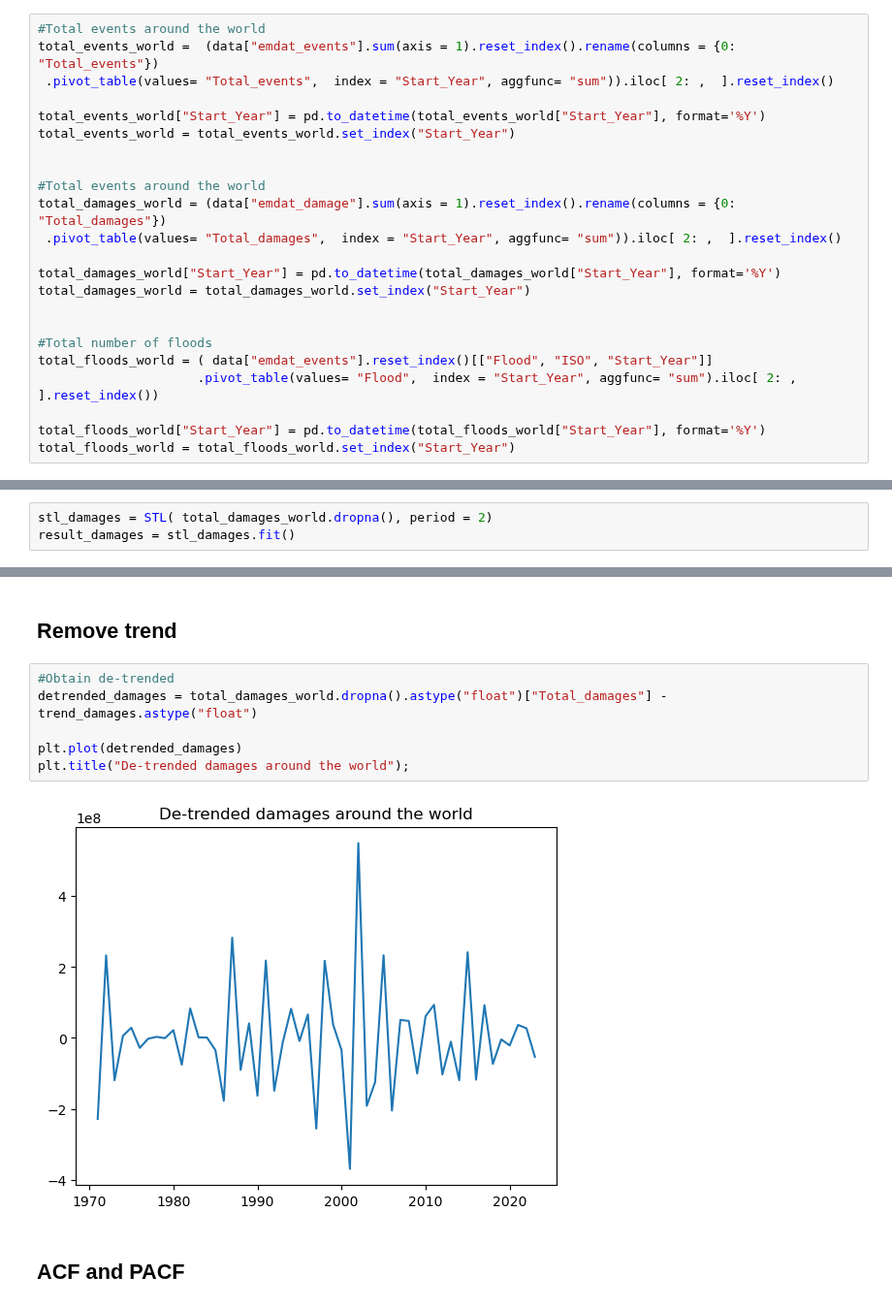
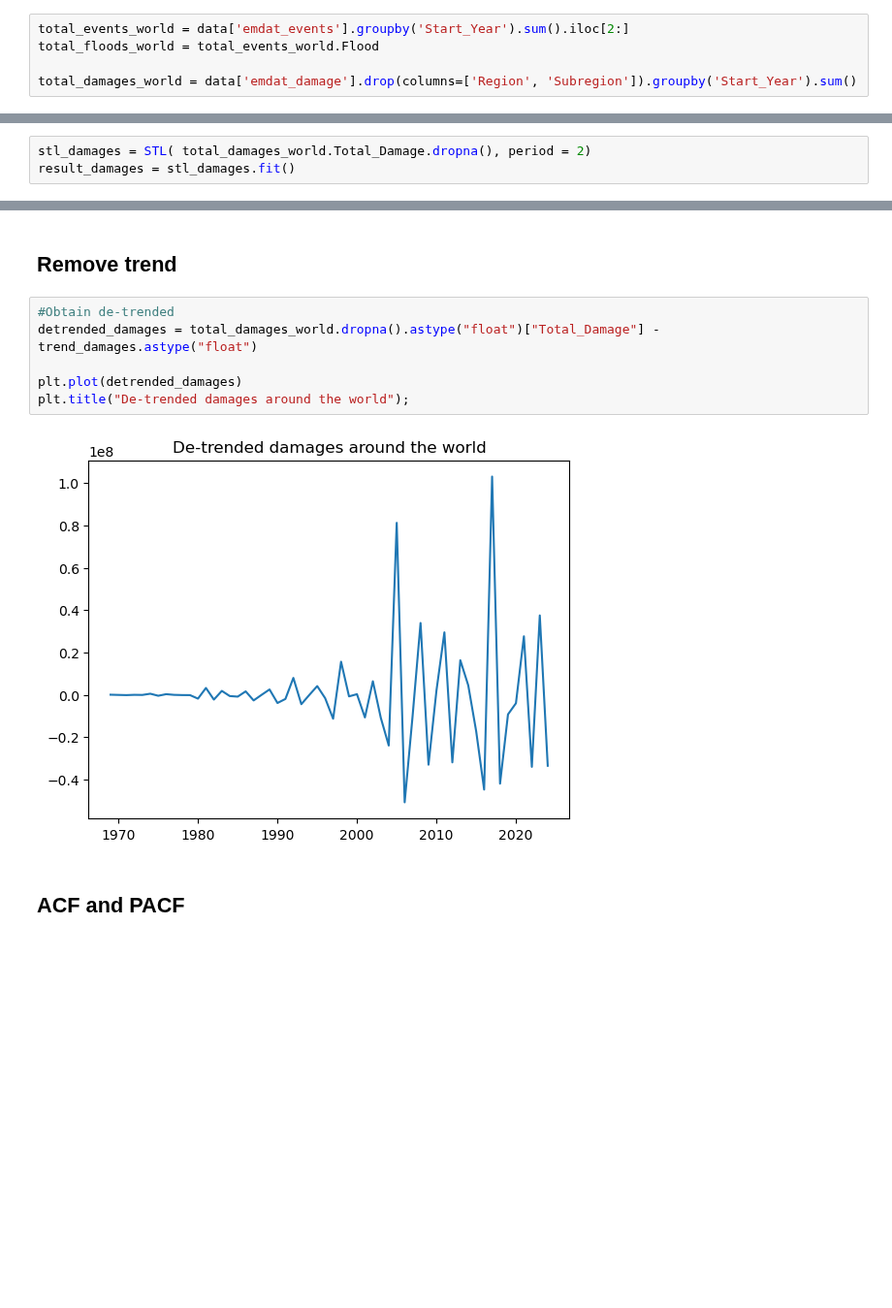
Before and after one commit to jessegrabowski/laos-climate-change, a Jupyter notebook: notebooks/Time_series_analysis.ipynb, the cells around one changed output, grey strips where cells are left out. Shown at 97% size. Saved outputs shown, nothing was run; the diff lists cells and outputs as text; blank space fills up the shorter version.

```diff
--- a/notebooks/Time_series_analysis.ipynb
+++ b/notebooks/Time_series_analysis.ipynb
@@ -23,26 +40,8 @@ time_series = data["df_time_series"]
 # %%
-#Total events around the world
-total_events_world =  (data["emdat_events"].sum(axis = 1).reset_index().rename(columns = {0: "Total_events"})
- .pivot_table(values= "Total_events",  index = "Start_Year", aggfunc= "sum")).iloc[ 2: ,  ].reset_index()
+total_events_world = data['emdat_events'].groupby('Start_Year').sum().iloc[2:]
+total_floods_world = total_events_world.Flood
 
-total_events_world["Start_Year"] = pd.to_datetime(total_events_world["Start_Year"], format='%Y')
-total_events_world = total_events_world.set_index("Start_Year")
-
-
-#Total events around the world
-total_damages_world = (data["emdat_damage"].sum(axis = 1).reset_index().rename(columns = {0: "Total_damages"})
- .pivot_table(values= "Total_damages",  index = "Start_Year", aggfunc= "sum")).iloc[ 2: ,  ].reset_index()
-
-total_damages_world["Start_Year"] = pd.to_datetime(total_damages_world["Start_Year"], format='%Y')
-total_damages_world = total_damages_world.set_index("Start_Year")
-
-
-#Total number of floods
-total_floods_world = ( data["emdat_events"].reset_index()[["Flood", "ISO", "Start_Year"]]
-                     .pivot_table(values= "Flood",  index = "Start_Year", aggfunc= "sum").iloc[ 2: ,  ].reset_index())
-
-total_floods_world["Start_Year"] = pd.to_datetime(total_floods_world["Start_Year"], format='%Y')
-total_floods_world = total_floods_world.set_index("Start_Year")
+total_damages_world = data['emdat_damage'].drop(columns=['Region', 'Subregion']).groupby('Start_Year').sum()
 # %% [markdown]
 # Utilities
 # %%
@@ -597,7 +606,7 @@ period_length is 2
 # %% [markdown]
 ## Seasonal-trend decomposition
 # %%
-stl_damages = STL( total_damages_world.dropna(), period = 2)
+stl_damages = STL( total_damages_world.Total_Damage.dropna(), period = 2)
 result_damages = stl_damages.fit()
 # %%
 trend_damages, seasonal_damages, resid_damages = result_damages.trend, result_damages.seasonal,  result_damages.resid
@@ -627,12 +636,12 @@ plt.tight_layout( )
 ## Remove trend
 # %%
 #Obtain de-trended
-detrended_damages = total_damages_world.dropna().astype("float")["Total_damages"] - trend_damages.astype("float")
+detrended_damages = total_damages_world.dropna().astype("float")["Total_Damage"] - trend_damages.astype("float")
 
 plt.plot(detrended_damages)
 plt.title("De-trended damages around the world");
 # %% [output]
-[figure, old version]
+[figure, new version]
 # %% [markdown]
 ## ACF and PACF
 # %%
```
Also changed, not shown: parts of 29 cells of this notebook.
